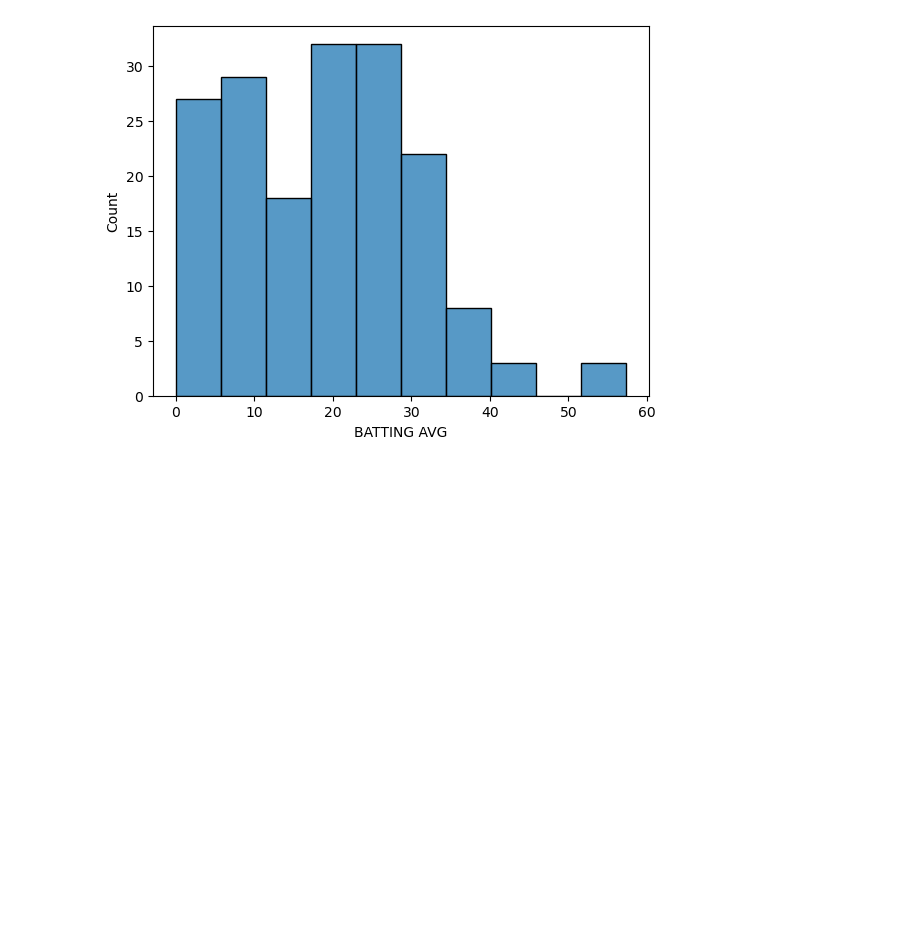
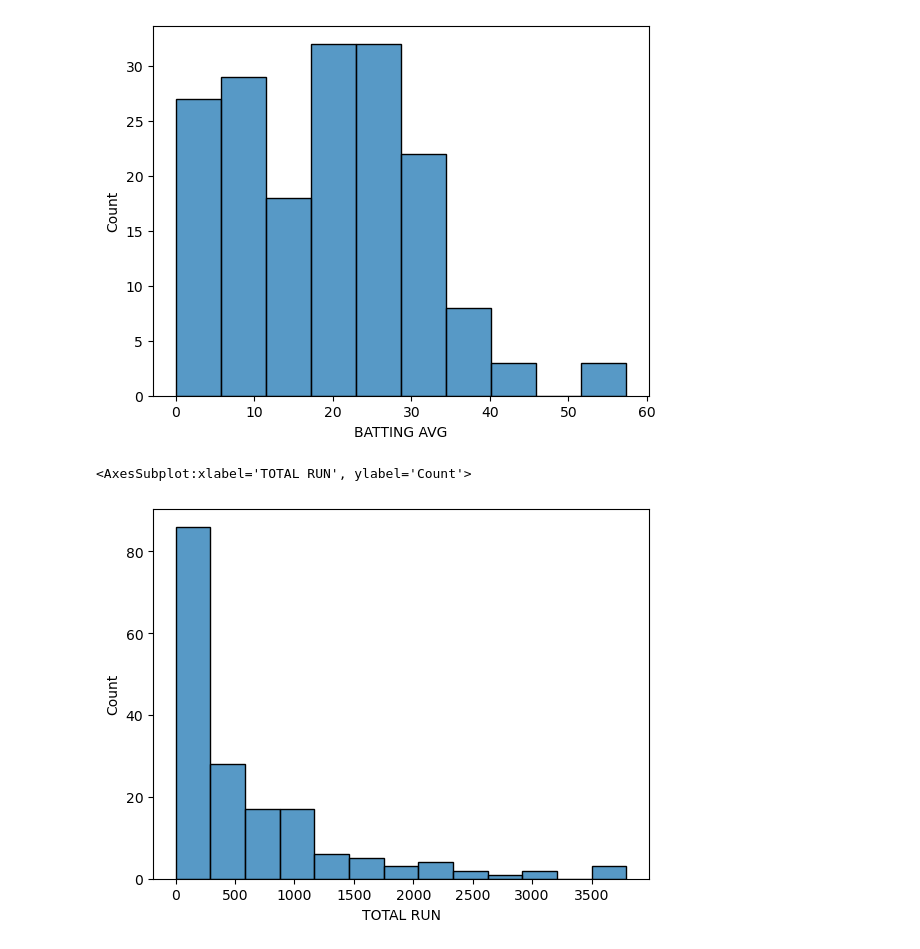
Before and after one commit to n8fury/MVP_Predictor-T20_Mens_Worldcup_2022, a Jupyter notebook: EDA(Exploratory Data Analysis).ipynb, the cells around one changed output. Drawn from its saved outputs; the diff is of its cells as text; code cells hidden in the pictures; blank space fills up the shorter version.

Commit message:
added histogram chart

```diff
--- a/EDA(Exploratory Data Analysis).ipynb
+++ b/EDA(Exploratory Data Analysis).ipynb
@@ -100,3 +100,9 @@ sns.histplot(df,x='BATTING AVG')
 # %% [output]
 <AxesSubplot:xlabel='BATTING AVG', ylabel='Count'>
 [figure]
+# %%
+#histogram for numerical features plot_2
+sns.histplot(df,x='TOTAL RUN')
+# %% [output]
+<AxesSubplot:xlabel='TOTAL RUN', ylabel='Count'>
+[figure, added]
```
Also changed, not shown: parts of 1 cell of this notebook.
